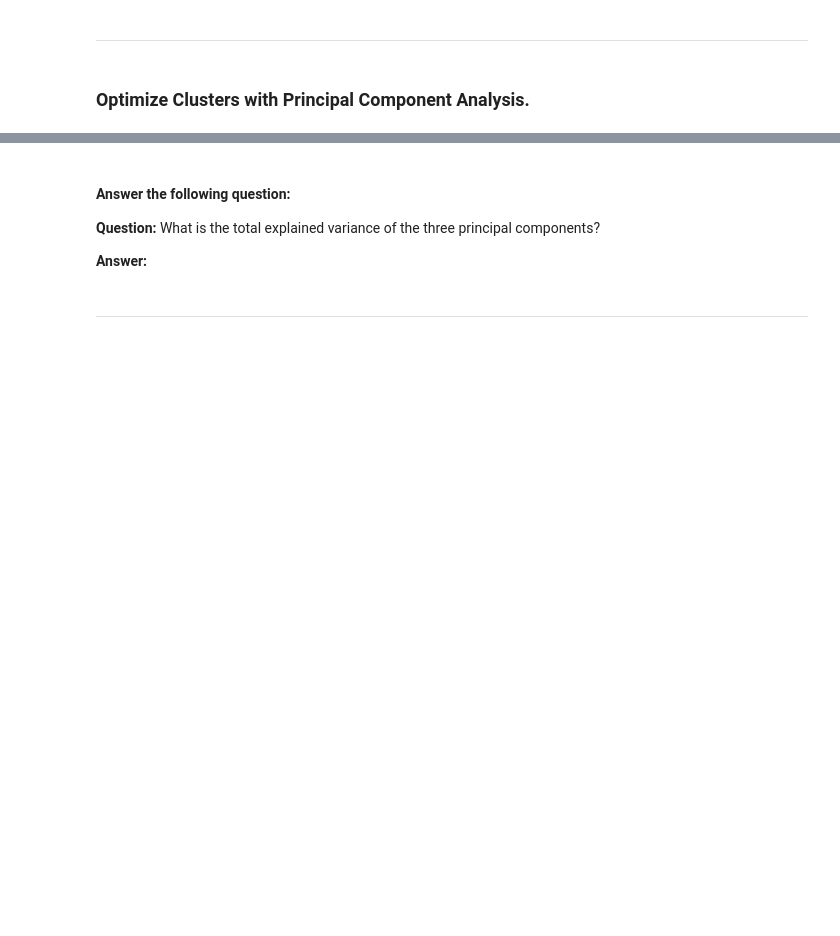
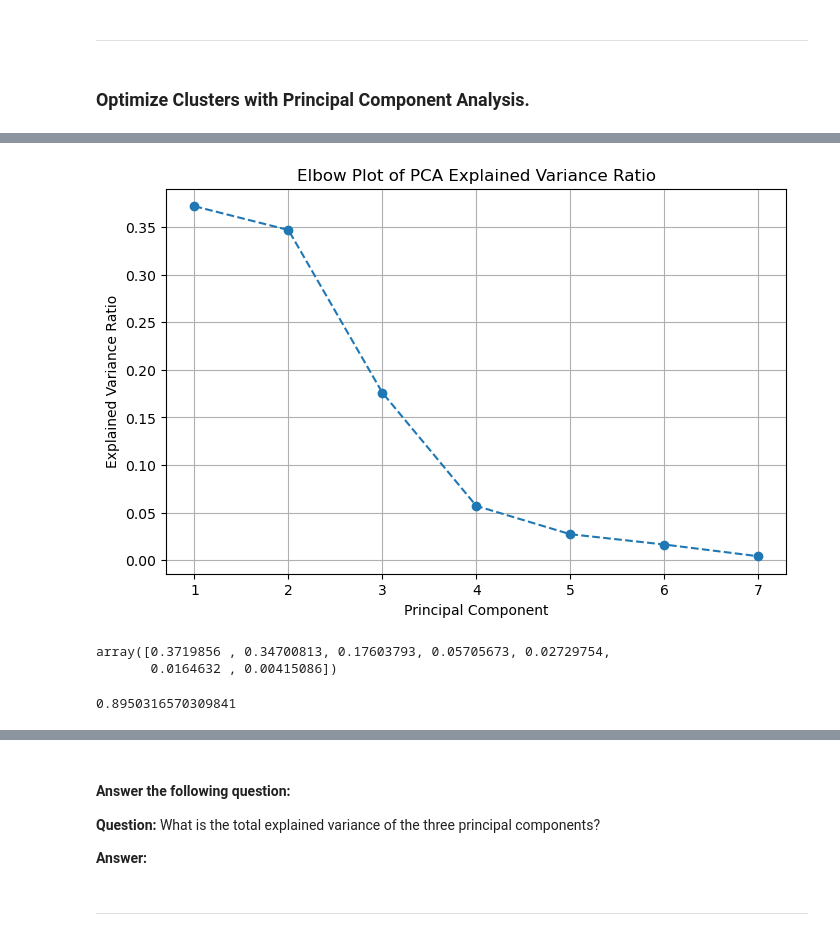
Before and after one commit to ajmonte0920/18_da_sep2024_hw_19_CryptoClustering, a Jupyter notebook: Crypto_Clustering_ajm.ipynb, the cells around one changed output, grey strips where cells are left out. Cells and saved outputs as stored; diff of their text form; code cells hidden in the pictures; blank space fills up the shorter version.

```diff
--- a/Crypto_Clustering_ajm.ipynb
+++ b/Crypto_Clustering_ajm.ipynb
@@ -363,0 +381,11 @@ df_sub2.reset_index().hvplot.scatter(
+# %%
+# Init
+n_components = len(df_scaled.columns)
+pca=PCA(n_components=n_components)
+
+# Fit the PCA model on the transformed credit card DataFrame
+pca_data = pca.fit_transform(df_scaled)
+df_pca = pd.DataFrame(pca_data, columns=["PCA_" + str(x) for x in range(1, n_components + 1)])
+df_pca.index = df_scaled.index
+
+df_pca.head()
@@ -363,0 +400,31 @@ df_sub2.reset_index().hvplot.scatter(
+# %%
+# See if dimensionality reduction will help
+
+# Assume pca.explained_variance_ratio_ is already computed
+explained_variance_ratio = pca.explained_variance_ratio_
+
+# Create a DataFrame from the explained variance ratio
+df2 = pd.DataFrame({
+    'Principal Component': range(1, n_components + 1),
+    'Explained Variance Ratio': explained_variance_ratio
+})
+
+# Plot the elbow plot
+plt.figure(figsize=(8, 5))
+plt.plot(df2['Principal Component'], df2['Explained Variance Ratio'], marker='o', linestyle='--')
+plt.xlabel('Principal Component')
+plt.ylabel('Explained Variance Ratio')
+plt.title('Elbow Plot of PCA Explained Variance Ratio')
+plt.grid(True)
+plt.show()
+# %% [output]
+[figure, added]
+# %%
+explained_variance_ratio
+# %% [output]
+array([0.3719856 , 0.34700813, 0.17603793, 0.05705673, 0.02729754,
+       0.0164632 , 0.00415086])
+# %%
+sum(explained_variance_ratio[0:3])
+# %% [output]
+0.8950316570309841
```
Also changed, not shown: parts of 6 cells of this notebook.
